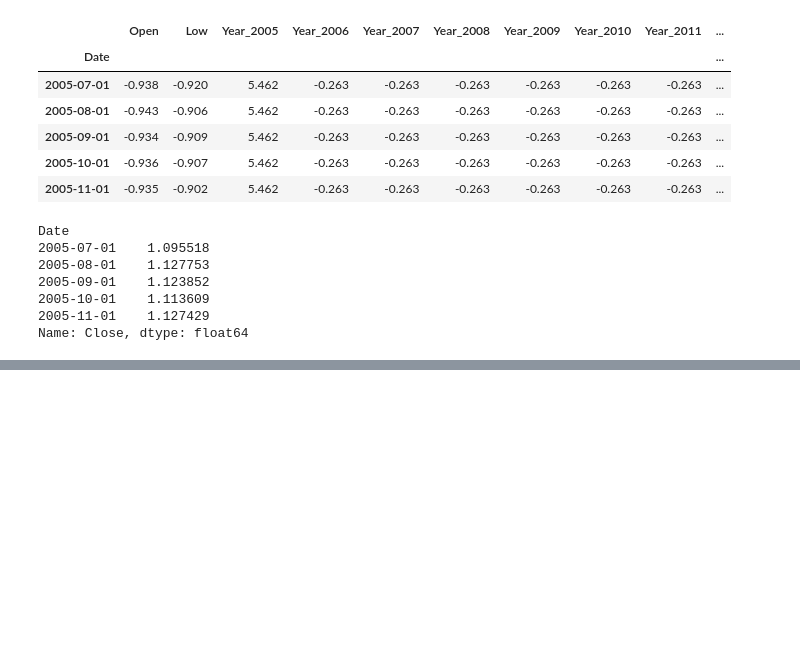
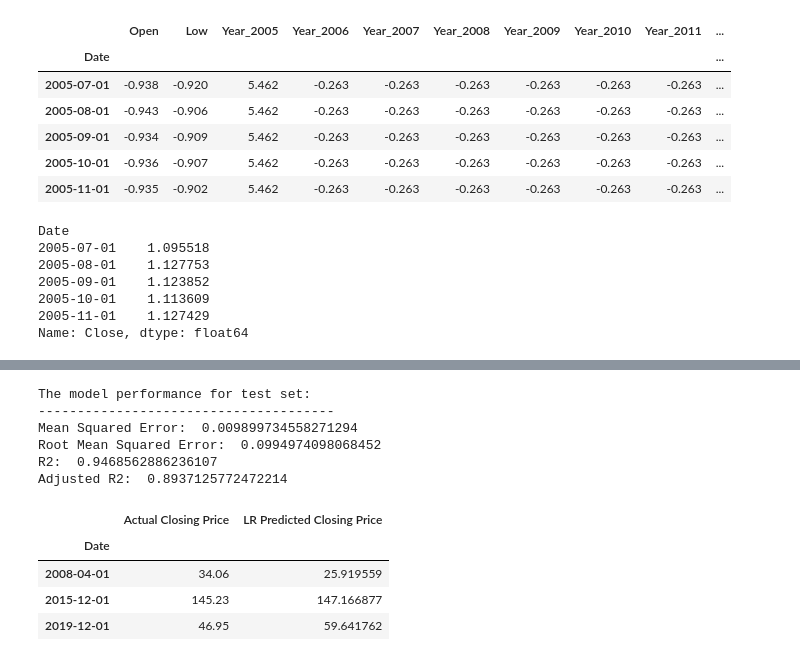
Before and after one commit to sunanda-debnath/Yes-Bank-Stock-Predication, a Jupyter notebook: Yes__Bank__Stock_Predication.ipynb, the cells around one changed output, grey strips where cells are left out. Cells and saved outputs as stored; diff of their text form; code cells hidden in the pictures; blank space fills up the shorter version.

```diff
--- a/Yes__Bank__Stock_Predication.ipynb
+++ b/Yes__Bank__Stock_Predication.ipynb
@@ -352,0 +355,6 @@ Name: Close, dtype: float64
+# %%
+X_train,X_test,y_train,y_test=train_test_split(X,y,test_size=0.2,random_state=0)
+print('X_train: ',X_train.shape)
+print('X_test: ',X_test.shape)
+print('y_train: ',y_train.shape)
+print('y_test: ',y_test.shape)
@@ -352,0 +366,5 @@ Name: Close, dtype: float64
+# %%
+#Creating DataFrames of train and test dataset
+train_df= pd.DataFrame(X_train,y_train)
+test_df= pd.DataFrame(10**y_test)
+test_df.rename(columns= {'Close': 'Actual Closing Price'}, inplace= True)
@@ -352,0 +415,18 @@ Name: Close, dtype: float64
+# %%
+evaluation_metrics(y_pred)
+# %% [output]
+The model performance for test set:
+--------------------------------------
+Mean Squared Error:  0.009899734558271294
+Root Mean Squared Error:  0.0994974098068452
+R2:  0.9468562886236107
+Adjusted R2:  0.8937125772472214
+# %%
+test_df['LR Predicted Closing Price'] = 10**y_pred
+test_df.head(3)
+# %% [output]
+|  | Actual Closing Price | LR Predicted Closing Price |
+| Date |  |  |
+| 2008-04-01 | 34.06 | 25.919559 |
+| 2015-12-01 | 145.23 | 147.166877 |
+| 2019-12-01 | 46.95 | 59.641762 |
```
Also changed, not shown: parts of 24 cells of this notebook.
